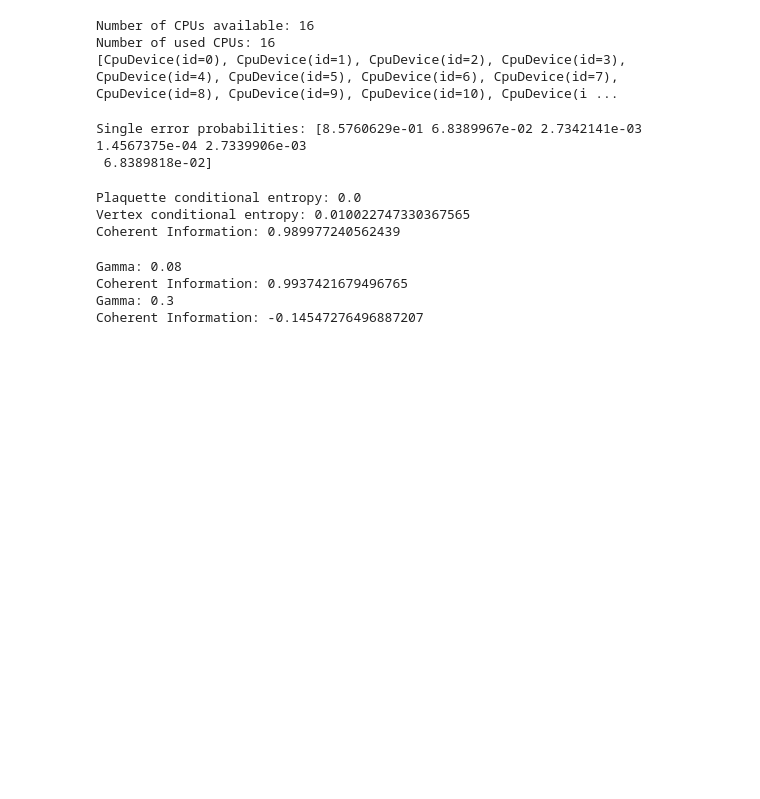
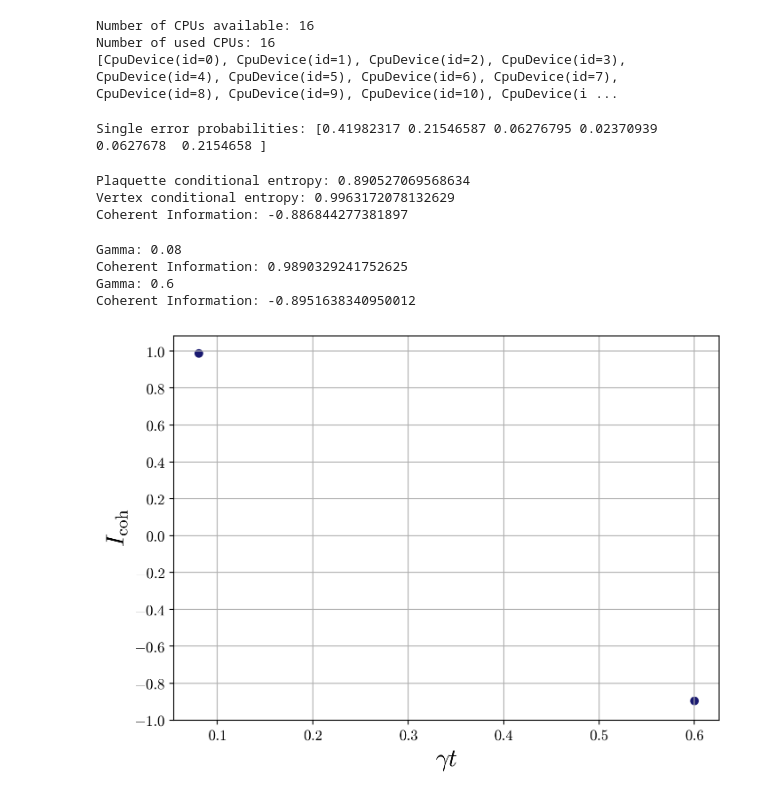
Before and after one commit to ShobHub/Coherent-Information, a Jupyter notebook: notebooks/worm_algorithm.ipynb, the cells around one changed output. Saved outputs shown, nothing was run; the diff lists cells and outputs as text; code cells hidden in the pictures; blank space fills up the shorter version.

Commit message:
Added plot in notebook

```diff
--- a/notebooks/worm_algorithm.ipynb
+++ b/notebooks/worm_algorithm.ipynb
@@ -43,7 +44,7 @@ plaquette_keys_setup["error_master_seed"] = 42
 vertex_keys_setup = {}
 vertex_keys_setup["worm_master_seed"] = 144
 vertex_keys_setup["error_master_seed"] = 42
-gamma_t = 0.08
+gamma_t = 0.6
 # %%
 moebius_code = MoebiusCodeTwoOddPrime(
     length=moebius_setup["length"], width=moebius_setup["width"], d=2 * moebius_setup["p"])
@@ -52,8 +53,7 @@ em_lindblad = ErrorModelLindbladTwoOddPrime(
 )
 print(f"Single error probabilities: {em_lindblad.get_probabilities()}")
 # %% [output]
-Single error probabilities: [8.5760629e-01 6.8389967e-02 2.7342141e-03 1.4567375e-04 2.7339906e-03
- 6.8389818e-02]
+Single error probabilities: [0.41982317 0.21546587 0.06276795 0.02370939 0.0627678  0.2154658 ]
 # %%
 coherent_information, plaquette_conditional_entropy, vertex_conditional_entropy = worm_coherent_information(
     gamma_t=gamma_t,
@@ -67,14 +67,14 @@ print(f"Plaquette conditional entropy: {plaquette_conditional_entropy}")
 print(f"Vertex conditional entropy: {vertex_conditional_entropy}")
 print(f"Coherent Information: {coherent_information}")
 # %% [output]
-Plaquette conditional entropy: 0.0
-Vertex conditional entropy: 0.010022747330367565
-Coherent Information: 0.989977240562439
+Plaquette conditional entropy: 0.890527069568634
+Vertex conditional entropy: 0.9963172078132629
+Coherent Information: -0.886844277381897
 # %%
-num_gamma = 20
+num_gamma = 2
 gamma_min = 0.08
-gamma_max = 0.4
-gamma_t_list = (np.linspace(0.08, 0.3, num_gamma)).tolist()
+gamma_max = 0.6
+gamma_t_list = (np.linspace(gamma_min, gamma_max, num_gamma)).tolist()
 
 result = {}
 result["gamma_t"] = gamma_t_list
@@ -139,9 +139,9 @@ result["computation_time"] = computation_time
 result["time_unit"] = "sec"
 # %% [output]
 Gamma: 0.08
-Coherent Information: 0.9937421679496765
-Gamma: 0.3
-Coherent Information: -0.14547276496887207
+Coherent Information: 0.9890329241752625
+Gamma: 0.6
+Coherent Information: -0.8951638340950012
 # %%
 save = True
 
@@ -156,3 +156,50 @@ filename = ("coherent_information_moebius_length_" +
 if save:
     with open(filename, "w") as fp:
         json.dump(result, fp)
+# %%
+import matplotlib.pyplot as plt
+import matplotlib
+matplotlib.rcParams['mathtext.fontset'] = 'cm'
+
+tex_rc_params = {
+    'backend': 'ps',
+    'axes.labelsize': 20,
+    'axes.titlesize': 20,
+    'legend.fontsize': 20,
+    'xtick.labelsize': 12,
+    'ytick.labelsize': 12,
+    'font.family': 'serif',
+}
+
+%matplotlib inline
+%config InlineBackend.figure_format='retina'  # for hi-dpi displays
+
+def plot_coherent_information(
+    result: Dict,
+    save: bool=False
+):
+    gamma_array = result["gamma_t"]
+    coherent_info_array = result["coherent_information"]
+    with plt.rc_context(tex_rc_params):
+        _, ax = plt.subplots(figsize=(7, 5), constrained_layout=True)
+        ax.scatter(gamma_array, coherent_info_array, color="midnightblue")
+        ax.set_xlabel("$\\gamma t$")
+        x_ticks = [0.1 + 0.1 * x for x in range(6)]
+        ax.set_xticks(x_ticks)
+        x_ticks_labels = ['$0.1$', '$0.2$', '$0.3$', '$0.4$', '$0.5$', '$0.6$']
+        ax.set_xticklabels(x_ticks_labels)
+        y_ticks = [-1.0 + 0.2 * y for y in range(11)]
+        ax.set_yticks(y_ticks)
+        y_ticks_labels = ['$-1.0$', '$-0.8$', '$-0.6$', '$-0.4$', '$-0.2$', '$0.0$',
+                          '$0.2$', '$0.4$', '$0.6$', '$0.8$', '$1.0$']
+        ax.set_yticklabels(y_ticks_labels)
+        ax.set_ylabel("$I_{\\mathrm{coh}}$")
+        ax.grid()
+        if save:
+            plt.savefig("my_fig.svg", bbox_inches='tight',
+                        transparent=True, pad_inches=0)
+        plt.show()
+
+plot_coherent_information(result)
+# %% [output]
+[figure, added]
```
Also changed, not shown: parts of 1 cell of this notebook, 1 other file.
